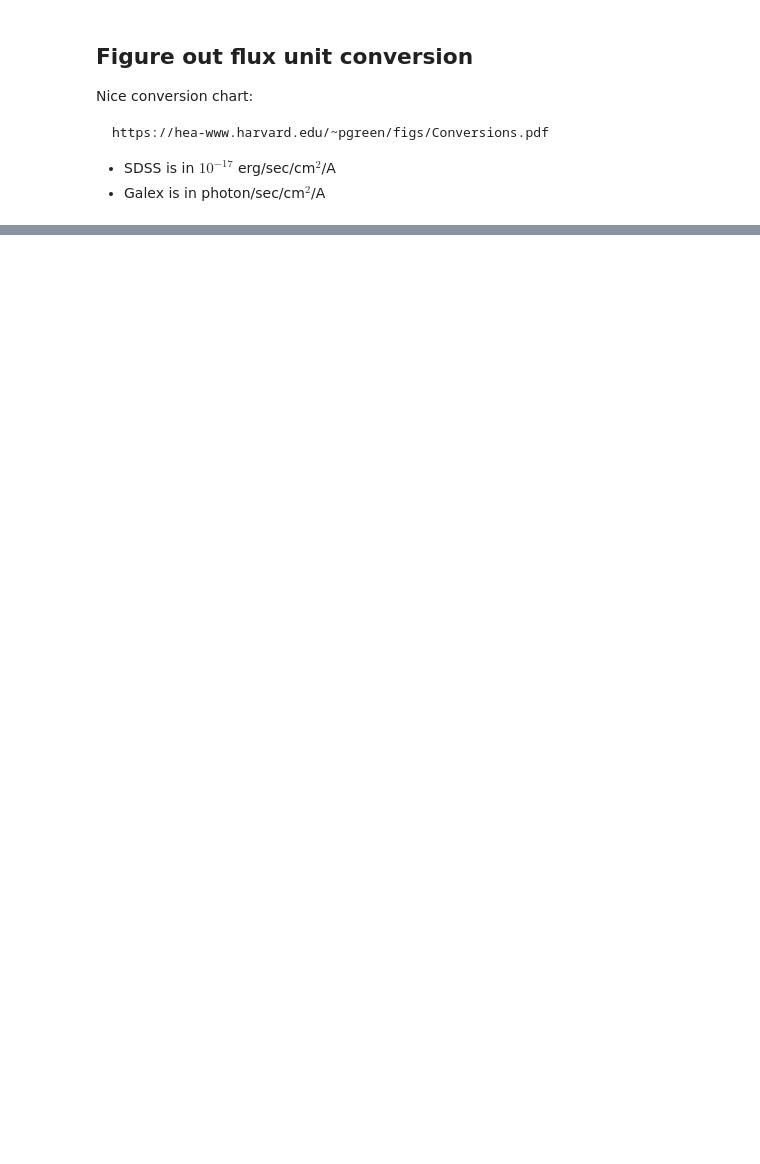
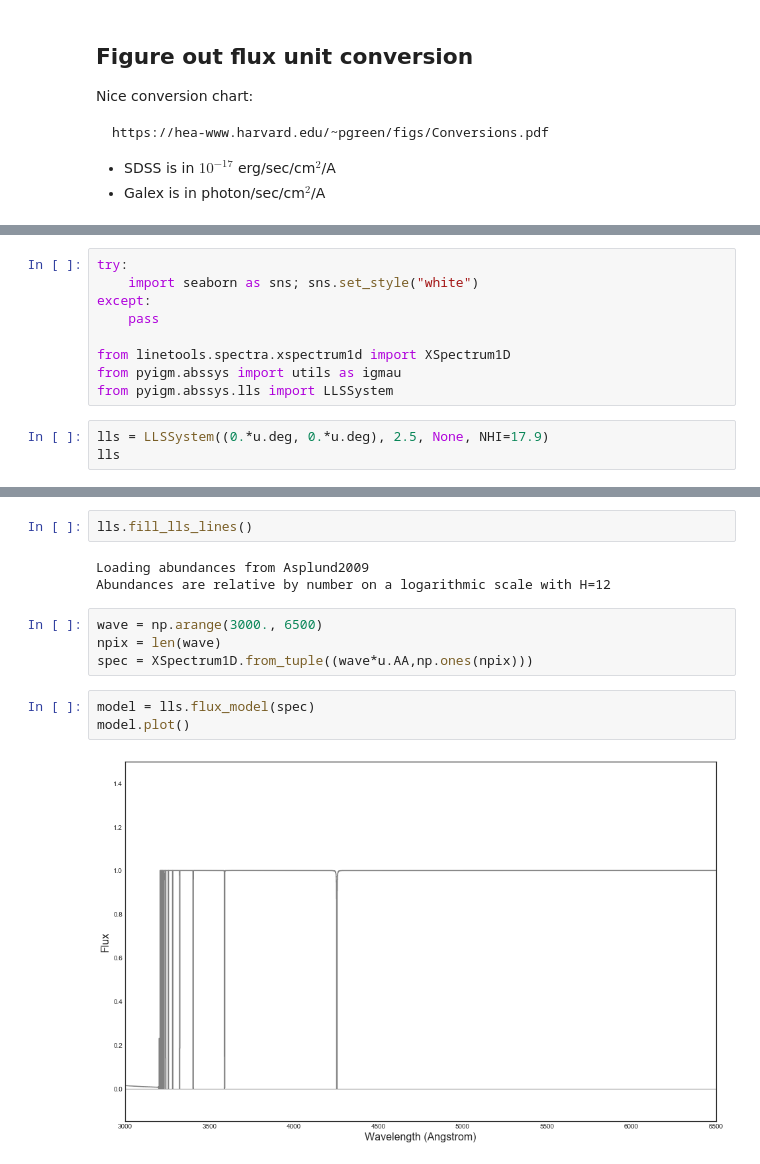
Before and after one commit to dobos/sdss_galex_lls, a Jupyter notebook: py/explore.ipynb, the cells around one changed output, grey strips where cells are left out. Cells and saved outputs as stored; diff of their text form; blank space fills up the shorter version.

Commit message:
Playing around with the first spectra, adding lls list files.

```diff
--- a/py/explore.ipynb
+++ b/py/explore.ipynb
@@ -164,0 +211,12 @@ plot(wl_sdss, fl_sdss, lw=0.3)
+# %%
+try:
+    import seaborn as sns; sns.set_style("white")
+except:
+    pass
+
+from linetools.spectra.xspectrum1d import XSpectrum1D
+from pyigm.abssys import utils as igmau
+from pyigm.abssys.lls import LLSSystem
+# %%
+lls = LLSSystem((0.*u.deg, 0.*u.deg), 2.5, None, NHI=17.9)
+lls
@@ -164,0 +225,14 @@ plot(wl_sdss, fl_sdss, lw=0.3)
+# %%
+lls.fill_lls_lines()
+# %% [output]
+Loading abundances from Asplund2009
+Abundances are relative by number on a logarithmic scale with H=12
+# %%
+wave = np.arange(3000., 6500)
+npix = len(wave)
+spec = XSpectrum1D.from_tuple((wave*u.AA,np.ones(npix)))
+# %%
+model = lls.flux_model(spec)
+model.plot()
+# %% [output]
+[figure, added]
```
Also changed, not shown: parts of 14 cells of this notebook, 8 other files.
